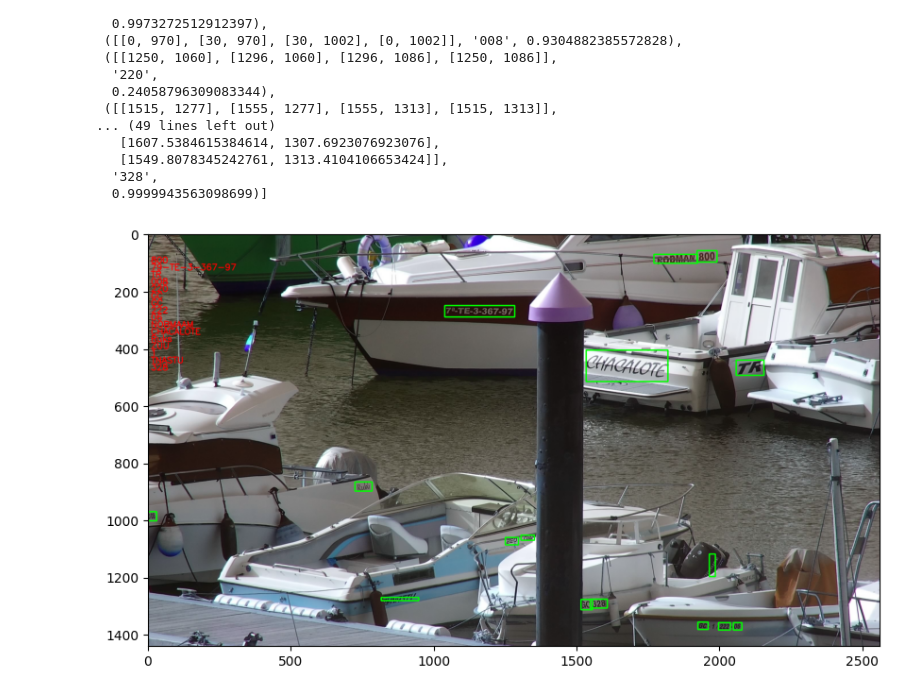
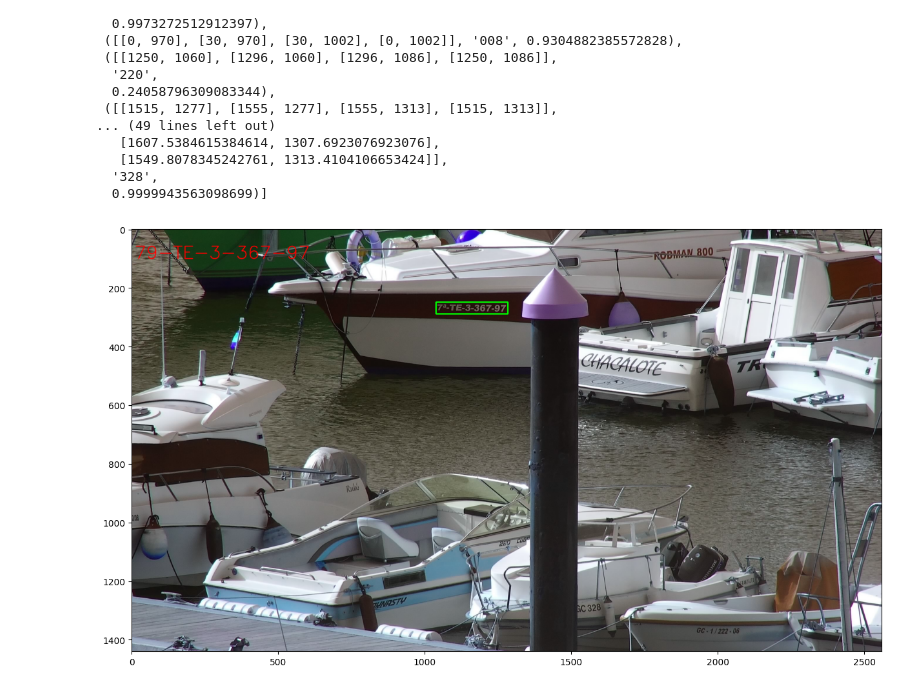
Before and after one commit to TinizaraRodriguez/_easyOCR, a Jupyter notebook: _easyOCR_img_puertos.ipynb, the cells around one changed output. Cells and saved outputs as stored; diff of their text form; code cells hidden in the pictures.

```diff
--- a/_easyOCR_img_puertos.ipynb
+++ b/_easyOCR_img_puertos.ipynb
@@ -56,19 +56,21 @@ result
 # %%
 img = cv2.imread(IMAGE_PATH)
 spacer = 100
 font = cv2.FONT_HERSHEY_SIMPLEX
-#matriculas = r'^[A-Z]{2}-[0-9]-[0-9]{2}-[0-9]{2}$'
+matriculas = r'^[0-9]{2}-[A-Z]{2}-[0-9]-[0-9]{3}-[0-9]{2}$'
+#matriculas = r'^[0-9]{2}-[A-Z]{2}-[0-9]-[0-9]{1|2|3}-[0-9]{2}$'
+
 
 for detection in result:
-  #if re.match(matriculas, detection[1]):
+  if re.match(matriculas, detection[1]):
     top_left = tuple(map(int, detection[0][0]))
     bottom_right = tuple(map(int, detection[0][2]))
     text = detection[1]
     img = cv2.rectangle(img,top_left,bottom_right,(0,255,0),3)
-    img = cv2.putText(img,text,(10,spacer), font, 1,(255,0,0),2,cv2.LINE_AA)
-    spacer+=25
-plt.figure(figsize=(10,10))
+    img = cv2.putText(img,text,(10,spacer), font, 2,(255,0,0),2,cv2.LINE_AA)
+    spacer+=30
+plt.figure(figsize=(15,15))
 plt.imshow(img)
 plt.show()
 # %% [output]
-[figure, old version]
+[figure, new version]
```
Also changed, not shown: parts of 2 cells of this notebook.
